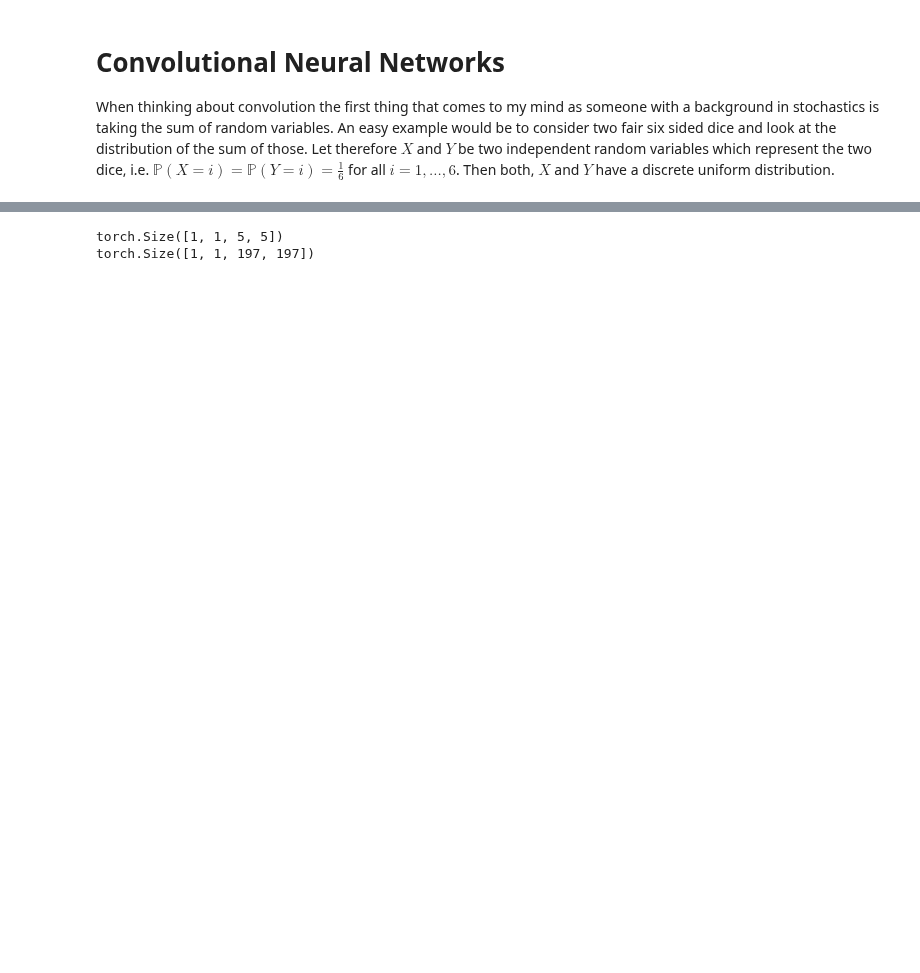
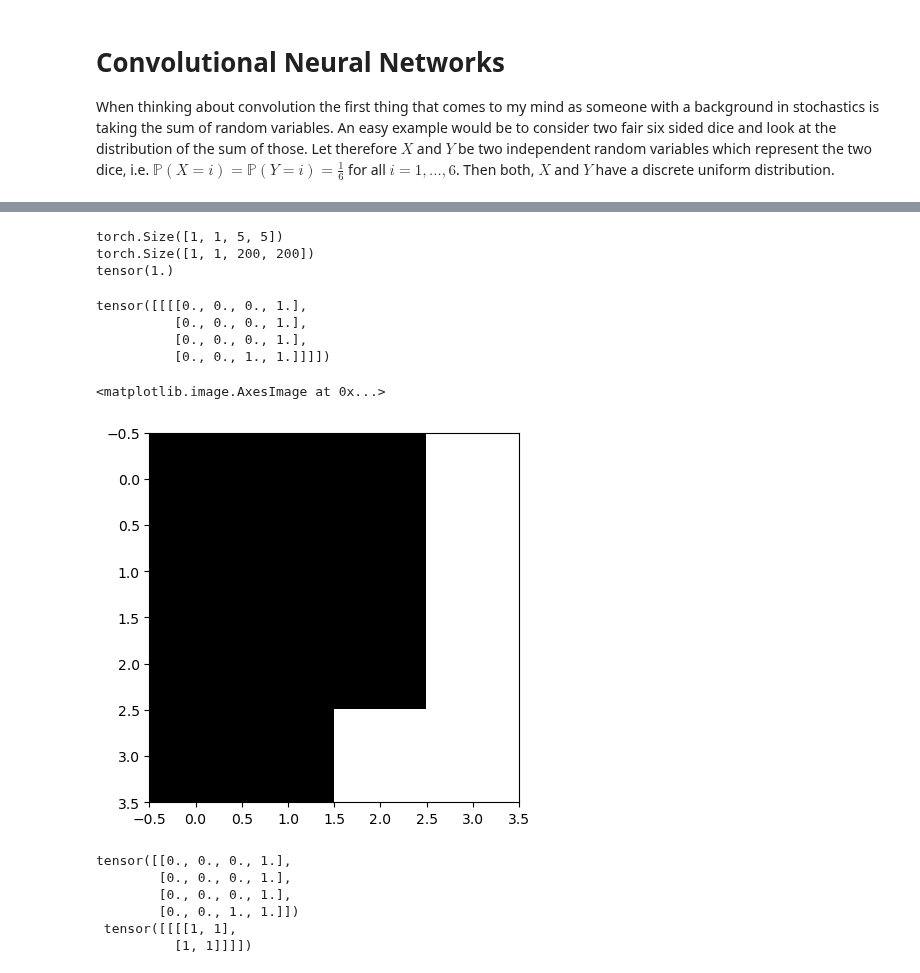
Before and after one commit to LinusLach/Blog, a Jupyter notebook: posts/post-with-code/Pytorch/Convolutional NN.ipynb, the cells around one changed output, grey strips where cells are left out. Cells and saved outputs as stored; diff of their text form; code cells hidden in the pictures; blank space fills up the shorter version.

```diff
--- a/posts/post-with-code/Pytorch/Convolutional NN.ipynb
+++ b/posts/post-with-code/Pytorch/Convolutional NN.ipynb
@@ -32,6 +30,32 @@ plt.imshow(z[0,0,:,:].detach().numpy(),cmap = 'gray')
 # %%
 print(torch.zeros(1,1,5,5).shape)
 print(torch.tensor([[img]]).shape)
+print(torch.max(t_img))
 # %% [output]
 torch.Size([1, 1, 5, 5])
-torch.Size([1, 1, 197, 197])
+torch.Size([1, 1, 200, 200])
+tensor(1.)
+# %%
+test = torch.zeros(1,1,4,4)
+test[:,:,:,-1] = 1
+test[:,:,-1,-2] = 1
+print(test)
+kern = torch.tensor([[[[1,1],
+                       [1,1]]]])
+plt.imshow(test[0,0,:,:],cmap='gray')
+# %% [output]
+tensor([[[[0., 0., 0., 1.],
+          [0., 0., 0., 1.],
+          [0., 0., 0., 1.],
+          [0., 0., 1., 1.]]]])
+<matplotlib.image.AxesImage at 0x...>
+[figure, added]
+# %%
+print(test[0,0,:,:],'\n',kern)
+# %% [output]
+tensor([[0., 0., 0., 1.],
+        [0., 0., 0., 1.],
+        [0., 0., 0., 1.],
+        [0., 0., 1., 1.]])
+ tensor([[[[1, 1],
+          [1, 1]]]])
```
Also changed, not shown: parts of 6 cells of this notebook, 2 other files.
